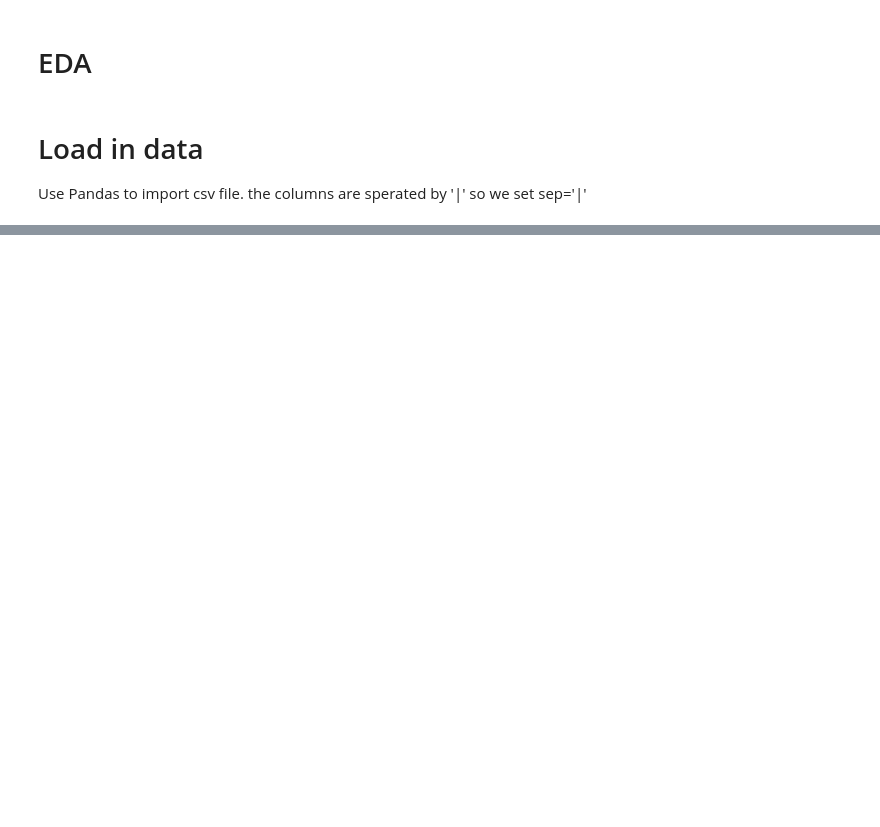
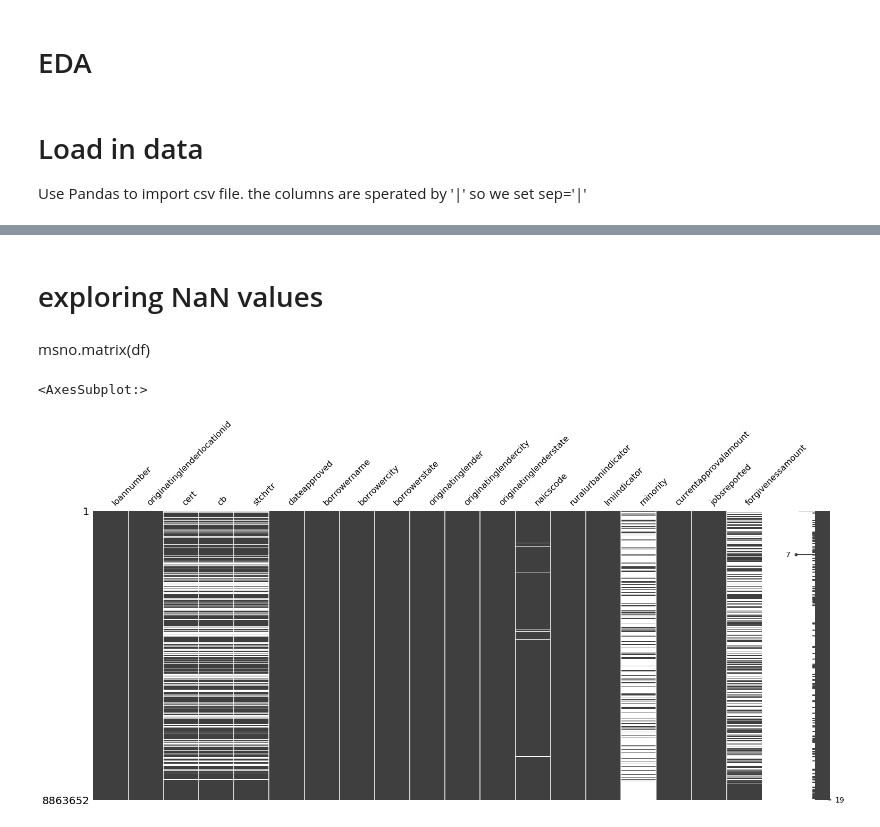
Before and after one commit to Jyve00/PPP_Loans, a Jupyter notebook: Data/EDA.ipynb, the cells around one changed output, grey strips where cells are left out. Drawn from its saved outputs; the diff is of its cells as text; code cells hidden in the pictures; blank space fills up the shorter version.

Commit message:
visuals

```diff
--- a/Data/EDA.ipynb
+++ b/Data/EDA.ipynb
@@ -36,0 +61,9 @@ df.describe()
+# %% [markdown]
+# exploring NaN values
+# %% [markdown]
+msno.matrix(df)
+# %%
+msno.matrix(df)
+# %% [output]
+<AxesSubplot:>
+[figure, added]
```
Also changed, not shown: parts of 6 cells of this notebook.
